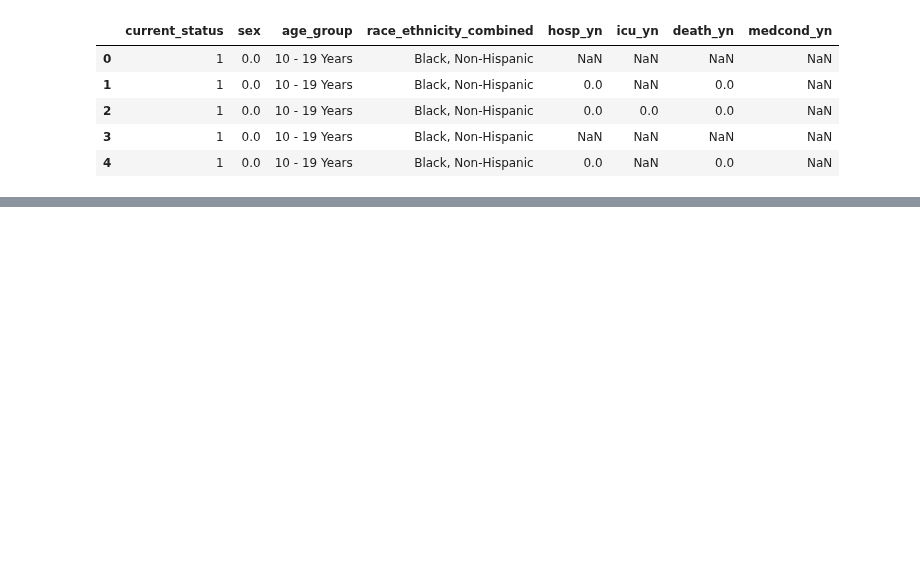
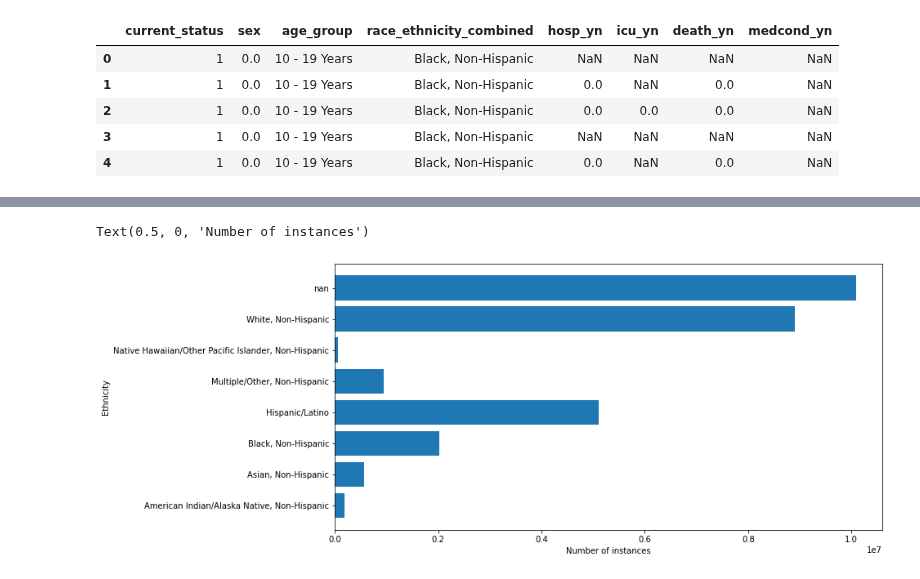
Before and after one commit to psaegert/AML-Final, a Jupyter notebook: explore_data.ipynb, the cells around one changed output, grey strips where cells are left out. Cells and saved outputs as stored; diff of their text form; code cells hidden in the pictures; blank space fills up the shorter version.

```diff
--- a/explore_data.ipynb
+++ b/explore_data.ipynb
@@ -54,0 +73,10 @@ ax.set_xticklabels(['Male', 'Female', 'Not Male, not Female or Unknown']);
+# %%
+fig, ax = plt.subplots(1, 1, figsize=(12, 6))
+
+ax.barh(range(len(eth)), [np.sum(data.race_ethnicity_combined.astype('str') == e) for e in eth])
+ax.set_yticks(range(len(eth)))
+ax.set_yticklabels([e for e in eth]);
+ax.set_ylabel('Ethnicity'); ax.set_xlabel('Number of instances')
+# %% [output]
+Text(0.5, 0, 'Number of instances')
+[figure, added]
```
Also changed, not shown: parts of 6 cells of this notebook.
